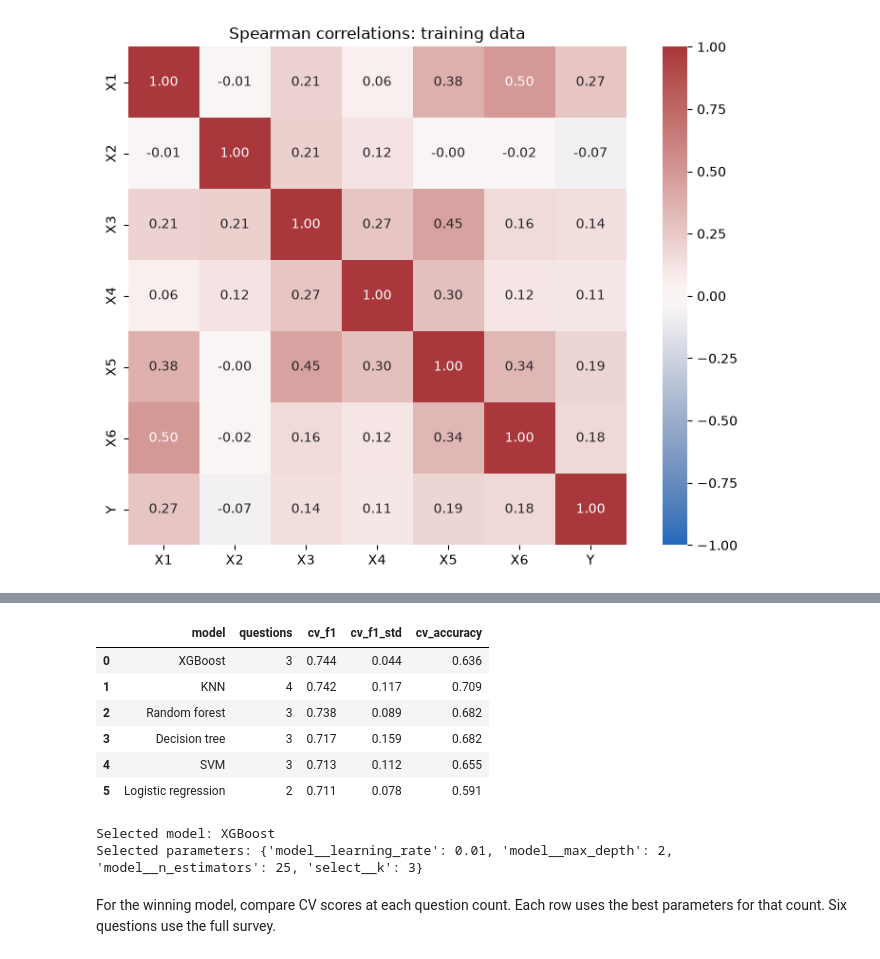
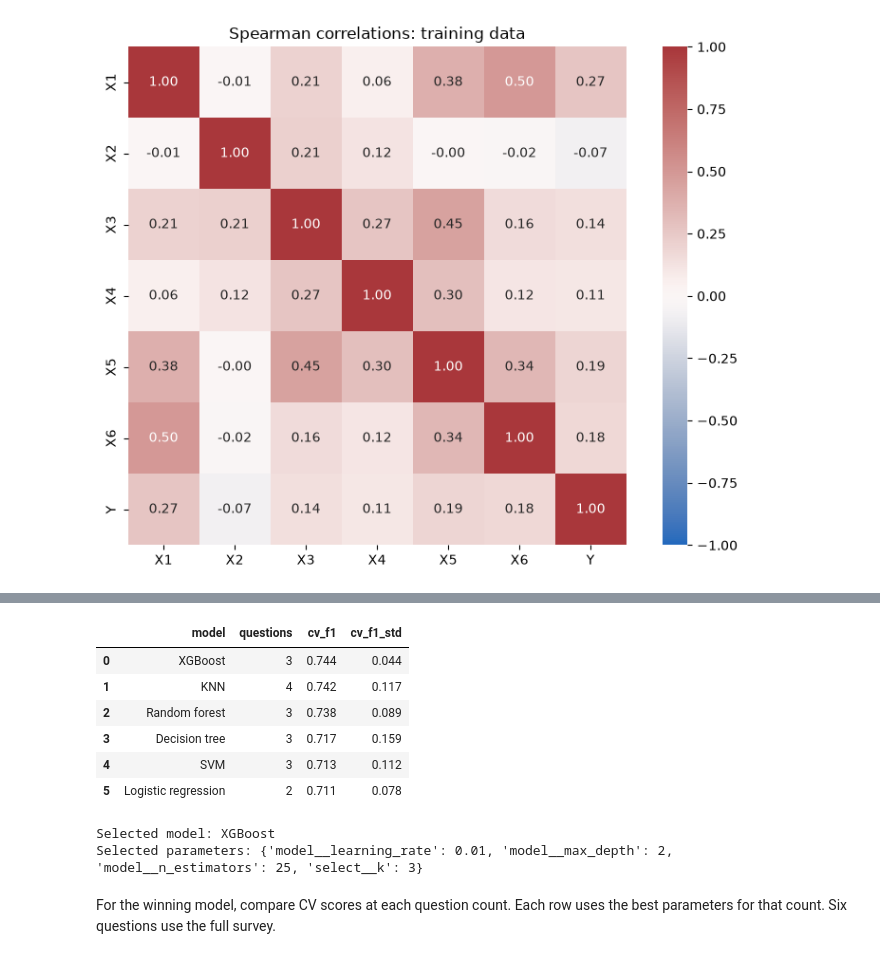
Before and after one commit to ca34525/QWFuFPmtYoLpq4Qt, a Jupyter notebook: notebooks/1.0-CTA-customer-happiness-analysis.ipynb, the cells around one changed output, grey strips where cells are left out. Saved outputs shown, nothing was run; the diff lists cells and outputs as text; code cells hidden in the pictures.

```diff
--- a/notebooks/1.0-CTA-customer-happiness-analysis.ipynb
+++ b/notebooks/1.0-CTA-customer-happiness-analysis.ipynb
@@ -151,10 +128,5 @@ Use 88% of the responses for exploration and model selection. Reserve 12% of the
 # %%
-X = raw_df[FEATURE_COLUMNS]
-y = raw_df[TARGET_COLUMN]
-
-X_train, X_test, y_train, y_test = train_test_split(
-    X, y, test_size=0.12, stratify=y, random_state=RANDOM_STATE
-)
+X_train, X_test, y_train, y_test = split_data(raw_df, seed=SEED, test_size=TEST_SIZE)
 train_df = X_train.join(y_train)
 
 print(f"Training responses: {len(X_train)}")
@@ -303,25 +235,5 @@ parameter_values = {
 # %%
-results = []
-for name, pipeline in pipelines.items():
-    search = GridSearchCV(
-        pipeline,
-        param_grid={"select__k": [1, 2, 3, 4, 5, 6], **parameter_values[name]},
-        scoring=scoring,
-        refit=False,
-        cv=cv,
-        error_score="raise",
-    )
-    search.fit(X_train, y_train)
-    cv_results = search.cv_results_
-    results.append(
-        pd.DataFrame(
-            {
-                "model": name,
-                "questions": cv_results["param_select__k"].astype(int),
-                "cv_f1": cv_results["mean_test_f1"],
-                "cv_f1_std": cv_results["std_test_f1"],
-                "cv_accuracy": cv_results["mean_test_accuracy"],
-                "params": cv_results["params"],
-            }
-        )
-    )
+final_model, results_df, baseline_cv = train_models(
+    X_train, y_train, seed=SEED, scoring=SCORING, cv_folds=CV_FOLDS
+)
+print(f"Majority-class mean CV {SCORING}: {baseline_cv:.3f}")
@@ -328,29 +248,22 @@ for name, pipeline in pipelines.items():
 # %%
-results_df = (
-    pd.concat(results, ignore_index=True)
-    .sort_values(["cv_f1", "questions"], ascending=[False, True])
-    .reset_index(drop=True)
-)
 model_results = results_df.drop_duplicates("model").drop(columns="params")
 display(model_results.reset_index(drop=True).round(3))
 
 best_result = results_df.iloc[0]
 best_name = best_result["model"]
 best_k = int(best_result["questions"])
 best_params = best_result["params"]
-final_model = clone(pipelines[best_name]).set_params(**best_params)
-_ = final_model.fit(X_train, y_train)
 
 print(f"Selected model: {best_name}")
 print(f"Selected parameters: {best_params}")
 # %% [output]
-|  | model | questions | cv_f1 | cv_f1_std | cv_accuracy |
-| 0 | XGBoost | 3 | 0.744 | 0.044 | 0.636 |
-| 1 | KNN | 4 | 0.742 | 0.117 | 0.709 |
-| 2 | Random forest | 3 | 0.738 | 0.089 | 0.682 |
-| 3 | Decision tree | 3 | 0.717 | 0.159 | 0.682 |
-| 4 | SVM | 3 | 0.713 | 0.112 | 0.655 |
-| 5 | Logistic regression | 2 | 0.711 | 0.078 | 0.591 |
+|  | model | questions | cv_f1 | cv_f1_std |
+| 0 | XGBoost | 3 | 0.744 | 0.044 |
+| 1 | KNN | 4 | 0.742 | 0.117 |
+| 2 | Random forest | 3 | 0.738 | 0.089 |
+| 3 | Decision tree | 3 | 0.717 | 0.159 |
+| 4 | SVM | 3 | 0.713 | 0.112 |
+| 5 | Logistic regression | 2 | 0.711 | 0.078 |
 Selected model: XGBoost
 Selected parameters: {'model__learning_rate': 0.01, 'model__max_depth': 2, 'model__n_estimators': 25, 'select__k': 3}
 # %% [markdown]
```
Also changed, not shown: parts of 17 cells of this notebook, 8 other files.
